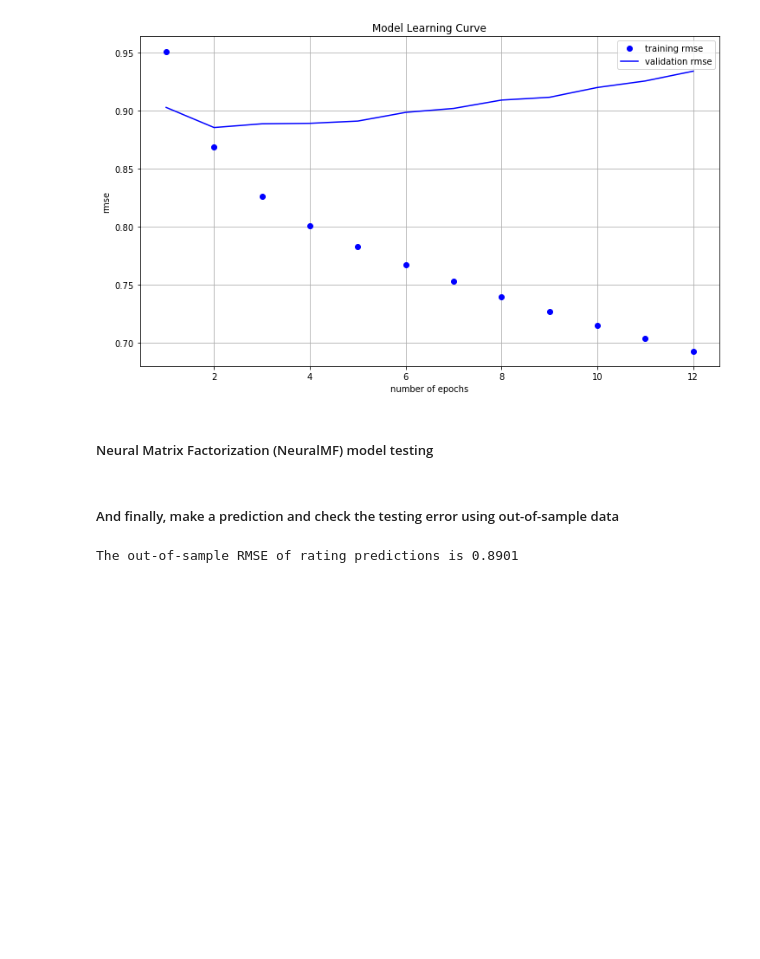
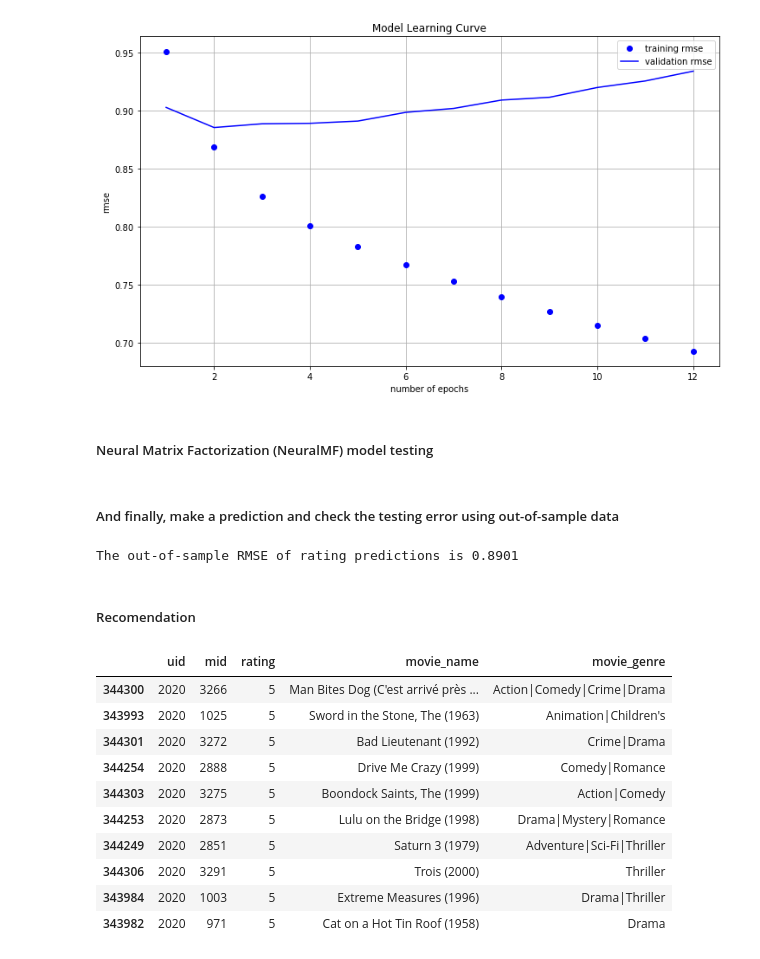
Before and after one commit to kadriansyah/notebook, a Jupyter notebook: neural-collaborative-filtering.ipynb, the cells around one changed output. Saved outputs shown, nothing was run; the diff lists cells and outputs as text; code cells hidden in the pictures; blank space fills up the shorter version.

Commit message:
adding recomendations

```diff
--- a/neural-collaborative-filtering.ipynb
+++ b/neural-collaborative-filtering.ipynb
@@ -30,6 +30,16 @@ def load_ratings():
     COL_NAME = ['uid','mid','rating','timestamp']
     df = pd.read_csv('data/movie-ratings.dat',sep='::', header=None, engine='python', names=COL_NAME)
     return df
+
+def load_movies():
+    COL_NAME = ['mid','movie_name','movie_genre']
+    df = pd.read_csv('data/movie-movies.dat',sep='::', header=None, engine='python', names=COL_NAME)
+    return df
+
+def load_users():
+    COL_NAME = ['uid','user_fea1','user_fea2','user_fea3','user_fea4']
+    df = pd.read_csv('data/movie-users.dat',sep='::', header=None, engine='python', names=COL_NAME)
+    return df
 # %%
 ratings = load_ratings()
 ratings.head()
@@ -664,3 +674,34 @@ error = rmse(test.rating.values, predictions)
 print('The out-of-sample RMSE of rating predictions is', round(error, 4))
 # %% [output]
 The out-of-sample RMSE of rating predictions is 0.8901
+# %% [markdown]
+##### Recomendation
+# %%
+ratings = load_ratings()
+ratings = reduce_item_dim(ratings)
+# %%
+# Creating dataset for making recommendations for the user
+uid = 1975
+movie_data = np.array(list(set(ratings.mid)))
+user_data = np.array([uid for i in range(len(movie_data))])
+# %%
+users = load_users()
+movies = load_movies()
+users_movies_ratings = ratings.join(movies.set_index('mid'), on = 'mid', how = 'left')
+users_movies_ratings = users_movies_ratings.join(users.set_index('uid'), on = 'uid', how = 'left')
+
+user_preferences = users_movies_ratings[(users_movies_ratings.uid == uid)].sort_values(['rating'], ascending=[0])
+user_preferences = user_preferences[user_preferences['movie_name'].notnull()]
+user_preferences[['uid','mid','rating','movie_name','movie_genre']].head(10)
+# %% [output]
+|  | uid | mid | rating | movie_name | movie_genre |
+| 344300 | 2020 | 3266 | 5 | Man Bites Dog (C'est arrivé près ... | Action|Comedy|Crime|Drama |
+| 343993 | 2020 | 1025 | 5 | Sword in the Stone, The (1963) | Animation|Children's |
+| 344301 | 2020 | 3272 | 5 | Bad Lieutenant (1992) | Crime|Drama |
+| 344254 | 2020 | 2888 | 5 | Drive Me Crazy (1999) | Comedy|Romance |
+| 344303 | 2020 | 3275 | 5 | Boondock Saints, The (1999) | Action|Comedy |
+| 344253 | 2020 | 2873 | 5 | Lulu on the Bridge (1998) | Drama|Mystery|Romance |
+| 344249 | 2020 | 2851 | 5 | Saturn 3 (1979) | Adventure|Sci-Fi|Thriller |
+| 344306 | 2020 | 3291 | 5 | Trois (2000) | Thriller |
+| 343984 | 2020 | 1003 | 5 | Extreme Measures (1996) | Drama|Thriller |
+| 343982 | 2020 | 971 | 5 | Cat on a Hot Tin Roof (1958) | Drama |
```
Also changed, not shown: parts of 1 cell of this notebook.
